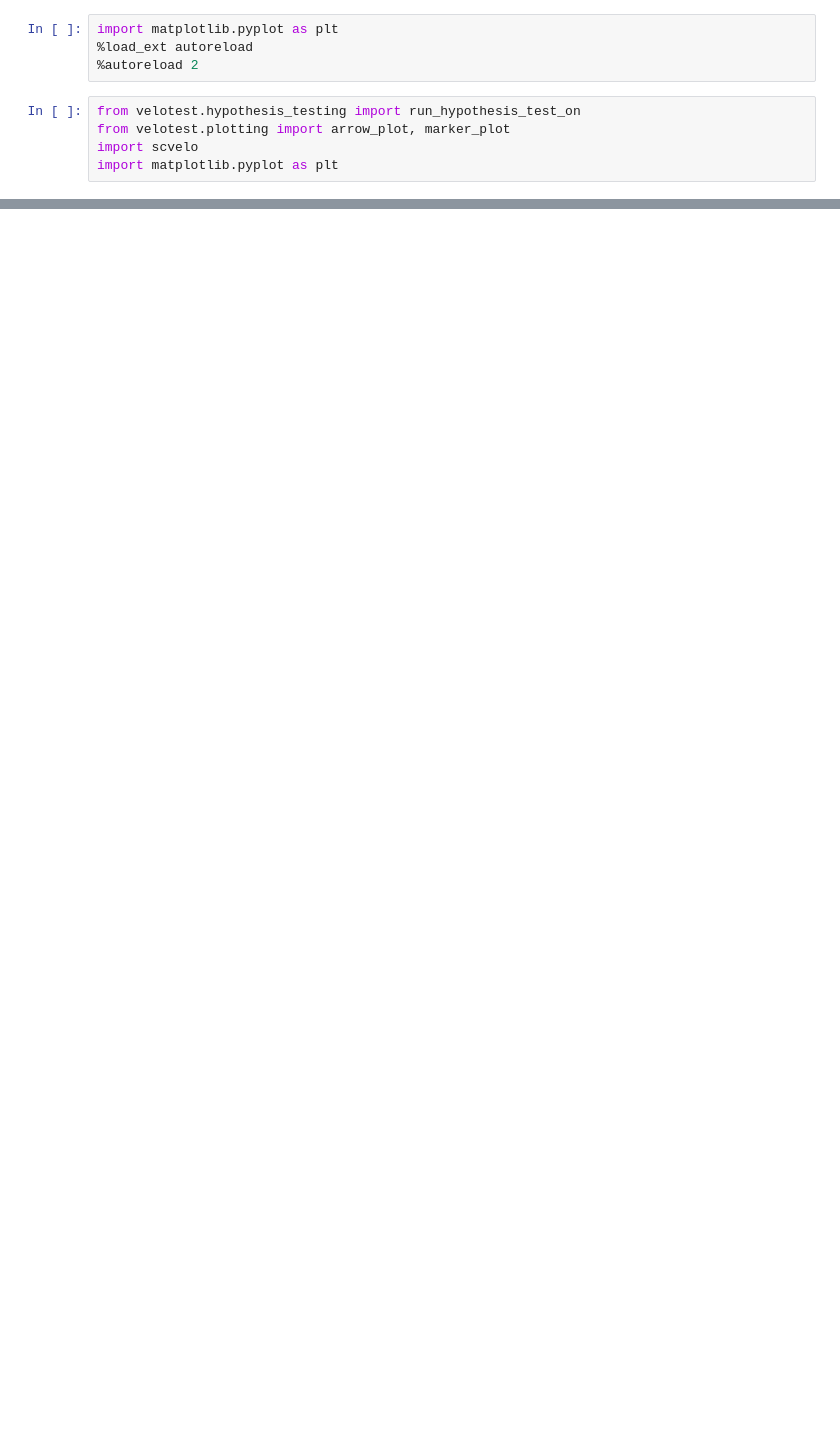
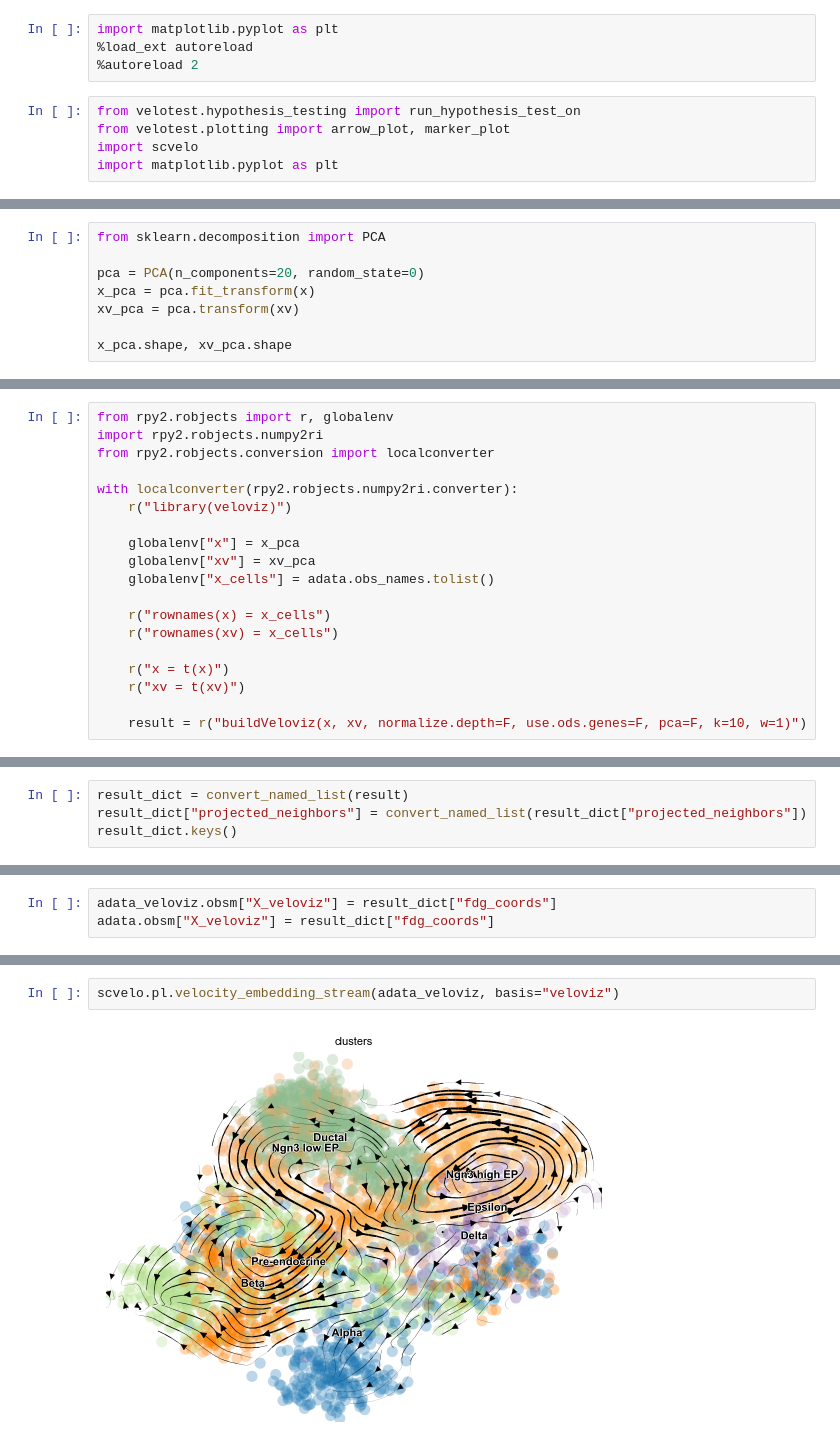
Before and after one commit to mackelab/velocity-hypothesis-test, a Jupyter notebook: notebooks/fig1_pancreas-single_test.ipynb, the cells around one changed output, grey strips where cells are left out. Drawn from its saved outputs; the diff is of its cells as text; blank space fills up the shorter version.

```diff
--- a/notebooks/fig1_pancreas-single_test.ipynb
+++ b/notebooks/fig1_pancreas-single_test.ipynb
@@ -94,0 +129,8 @@ plt.savefig("fig/04_demo-uniformity_histogram-same_y.pdf", dpi=450, transparent=
+# %%
+from sklearn.decomposition import PCA
+
+pca = PCA(n_components=20, random_state=0)
+x_pca = pca.fit_transform(x)
+xv_pca = pca.transform(xv)
+
+x_pca.shape, xv_pca.shape
@@ -94,0 +142,19 @@ plt.savefig("fig/04_demo-uniformity_histogram-same_y.pdf", dpi=450, transparent=
+# %%
+from rpy2.robjects import r, globalenv
+import rpy2.robjects.numpy2ri
+from rpy2.robjects.conversion import localconverter
+
+with localconverter(rpy2.robjects.numpy2ri.converter):
+    r("library(veloviz)")
+
+    globalenv["x"] = x_pca
+    globalenv["xv"] = xv_pca
+    globalenv["x_cells"] = adata.obs_names.tolist()
+
+    r("rownames(x) = x_cells")
+    r("rownames(xv) = x_cells")
+
+    r("x = t(x)")
+    r("xv = t(xv)")
+
+    result = r("buildVeloviz(x, xv, normalize.depth=F, use.ods.genes=F, pca=F, k=10, w=1)")
@@ -94,0 +165,4 @@ plt.savefig("fig/04_demo-uniformity_histogram-same_y.pdf", dpi=450, transparent=
+# %%
+result_dict = convert_named_list(result)
+result_dict["projected_neighbors"] = convert_named_list(result_dict["projected_neighbors"])
+result_dict.keys()
@@ -94,0 +171,3 @@ plt.savefig("fig/04_demo-uniformity_histogram-same_y.pdf", dpi=450, transparent=
+# %%
+adata_veloviz.obsm["X_veloviz"] = result_dict["fdg_coords"]
+adata.obsm["X_veloviz"] = result_dict["fdg_coords"]
@@ -94,0 +180,4 @@ plt.savefig("fig/04_demo-uniformity_histogram-same_y.pdf", dpi=450, transparent=
+# %%
+scvelo.pl.velocity_embedding_stream(adata_veloviz, basis="veloviz")
+# %% [output]
+[figure, added]
```
Also changed, not shown: parts of 33 cells of this notebook.
